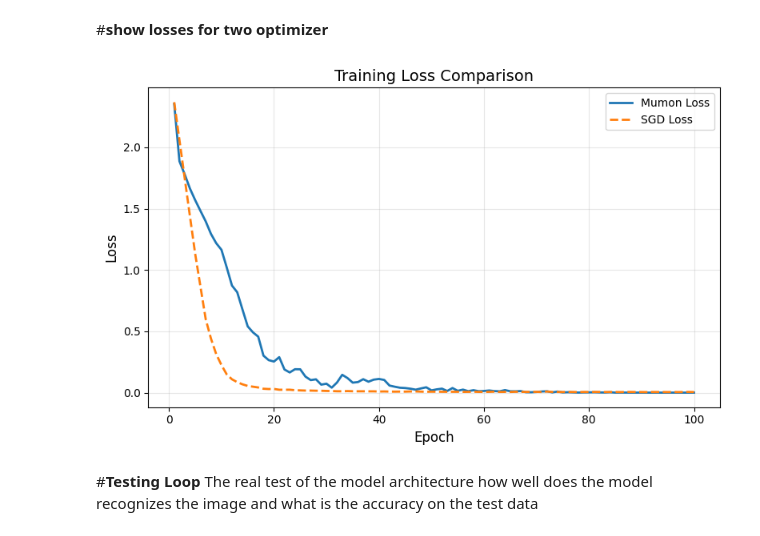
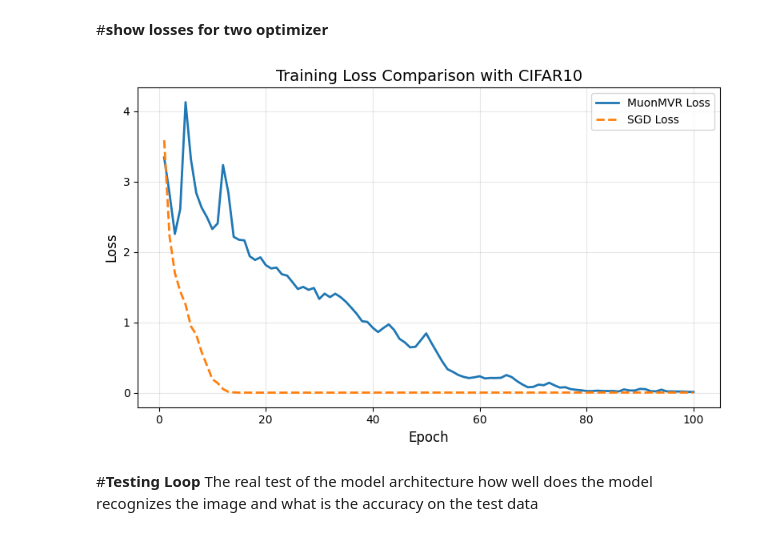
Before and after one commit to RayCyder/Intro, a Jupyter notebook: ResNet_Implementation_on_CIFAR10_2.ipynb, the cells around one changed output. Drawn from its saved outputs; the diff is of its cells as text; code cells hidden in the pictures.

```diff
--- a/ResNet_Implementation_on_CIFAR10_2.ipynb
+++ b/ResNet_Implementation_on_CIFAR10_2.ipynb
@@ -314,8 +339,25 @@ losses = []
 for epoch in range(epochs):
     ResNet18.train()
     running_loss = 0.0
+    old_state_dict = {}
     for i, (inputs, labels) in enumerate(train_loader):
         inputs, labels = inputs.to(device), labels.to(device)
+        net = ResNet18
+        # Store the current model state
+        cur_state_dict = {k: v.data.clone() for k, v in net.state_dict().items()}
+
+        if old_state_dict:
+            # Load the previous model state to compute the old gradient
+            net.load_state_dict(old_state_dict)
+            optimizer.zero_grad()
+            outputs = net(inputs)
+            loss = criterion(outputs, labels)
+            loss.backward()
+            optimizer.update_last_grad()
+        #restore state
+        net.load_state_dict(cur_state_dict)
+        old_state_dict = {k: v.data.clone() for k, v in cur_state_dict.items()}
+
         optimizer.zero_grad()
         outputs = ResNet18(inputs)
         loss = criterion(outputs, labels)
@@ -349,4 +391,6 @@ print("Training finished!")
 Training finished!
+# %%
+losses_mvr2 = [x for x in losses]
 # %% [markdown]
 #**Clean Model**
 # %%
@@ -372,7 +416,7 @@ scheduler = torch.optim.lr_scheduler.CosineAnnealingLR(
     T_max=epochs,   # period (usually = total epochs)
     eta_min=0.1*learning_rate      # minimum LR (here 0.1× of 0.01)
 )
-losses2 = []
+losses = []
 for epoch in range(epochs):
     ResNet18.train()
     running_loss = 0.0
@@ -386,9 +430,9 @@ for epoch in range(epochs):
         running_loss+=loss.item()
      # step the scheduler once per epoch
     scheduler.step()
-    losses2.append(running_loss/max(1, len(train_loader)))
+    losses.append(running_loss/max(1, len(train_loader)))
     current_lr = scheduler.get_last_lr()[0]  # single param group
-    print(f"[{epoch+1}] loss: {losses2[-1]:.3f} lr={current_lr:.6f}")
+    print(f"[{epoch+1}] loss: {losses[-1]:.3f} lr={current_lr:.6f}")
 
 print("Training finished!")
 # %% [output]
@@ -411,24 +455,26 @@ print("Training finished!")
 Training finished!
+# %%
+losses_sgd = [x for x in losses]
 # %% [markdown]
 #**show losses for two optimizer**
 # %%
 epochs_list = range(1,epochs+1)
 plt.figure(figsize=(8, 5))  # larger, readable figure
 
 # plot both losses
-plt.plot(epochs_list, losses, label="Mumon Loss", linewidth=2)
-plt.plot(epochs_list, losses2, label="SGD Loss", linewidth=2, linestyle="--")
+plt.plot(epochs_list, losses_mvr2, label="MuonMVR Loss", linewidth=2)
+plt.plot(epochs_list, losses_sgd, label="SGD Loss", linewidth=2, linestyle="--")
 
 # formatting
 plt.xlabel("Epoch", fontsize=12)
 plt.ylabel("Loss", fontsize=12)
-plt.title("Training Loss Comparison", fontsize=14)
+plt.title("Training Loss Comparison with CIFAR10", fontsize=14)
 plt.legend()
 plt.grid(True, alpha=0.3)
 plt.tight_layout()
 plt.show()
 # %% [output]
-[figure, old version]
+[figure, new version]
 # %% [markdown]
 #**Testing Loop**
 The real test of the model architecture how well does the model recognizes the image and what is the accuracy on the test data
```
Also changed, not shown: parts of 9 cells of this notebook.
